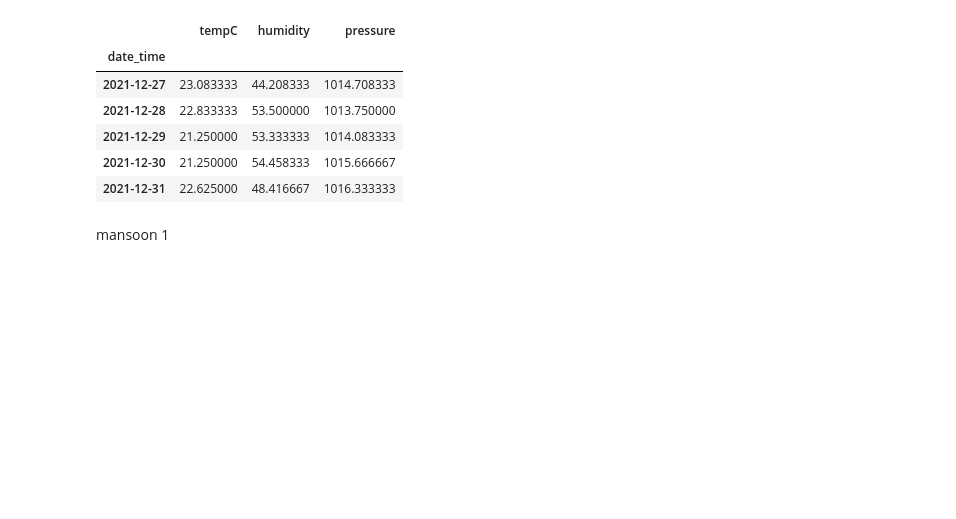
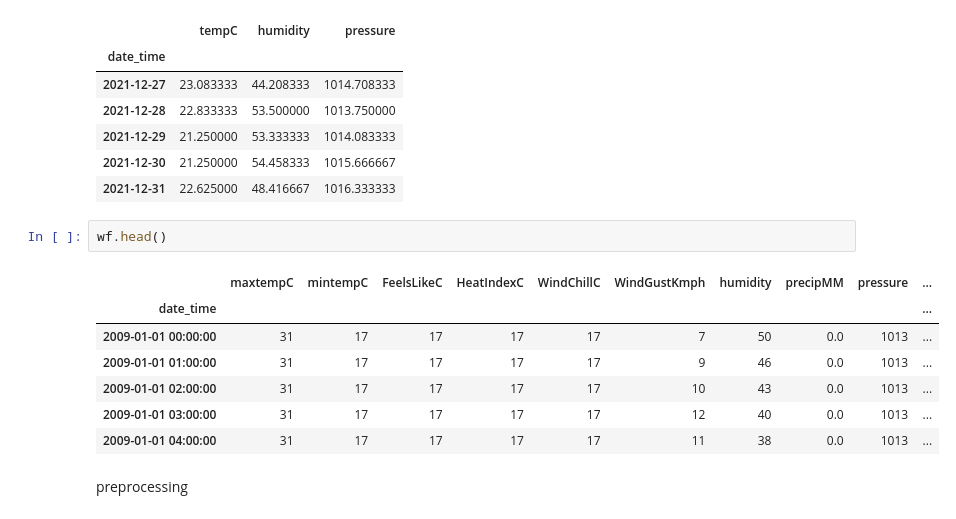
Before and after one commit to Bharathkumar1404/data-science-final-project, a Jupyter notebook: project.ipynb, the cells around one changed output. Saved outputs shown, nothing was run; the diff lists cells and outputs as text; blank space fills up the shorter version.

```diff
--- a/project.ipynb
+++ b/project.ipynb
@@ -327,5 +327,15 @@ date_time
 | 2021-12-29 | 21.250000 | 53.333333 | 1014.083333 |
 | 2021-12-30 | 21.250000 | 54.458333 | 1015.666667 |
 | 2021-12-31 | 22.625000 | 48.416667 | 1016.333333 |
-# %% [markdown]
-mansoon 1
+# %%
+wf.head()
+# %% [output]
+|  | maxtempC | mintempC | FeelsLikeC | HeatIndexC | WindChillC | WindGustKmph | humidity | precipMM | pressure | ... |
+| date_time |  |  |  |  |  |  |  |  |  | ... |
+| 2009-01-01 00:00:00 | 31 | 17 | 17 | 17 | 17 | 7 | 50 | 0.0 | 1013 | ... |
+| 2009-01-01 01:00:00 | 31 | 17 | 17 | 17 | 17 | 9 | 46 | 0.0 | 1013 | ... |
+| 2009-01-01 02:00:00 | 31 | 17 | 17 | 17 | 17 | 10 | 43 | 0.0 | 1013 | ... |
+| 2009-01-01 03:00:00 | 31 | 17 | 17 | 17 | 17 | 12 | 40 | 0.0 | 1013 | ... |
+| 2009-01-01 04:00:00 | 31 | 17 | 17 | 17 | 17 | 11 | 38 | 0.0 | 1013 | ... |
+# %% [markdown]
+preprocessing
```
Also changed, not shown: parts of 2 cells of this notebook.
